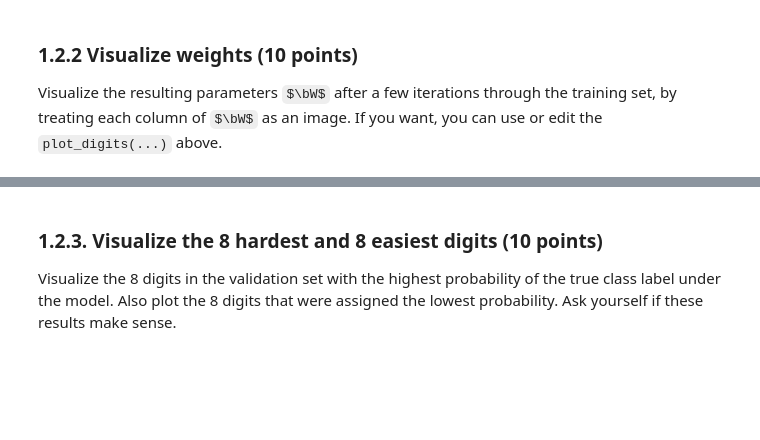
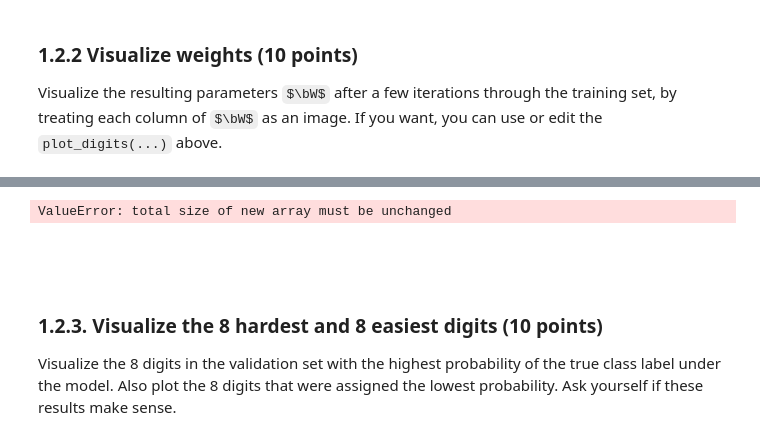
Before and after one commit to basveeling/ml1labs, a Jupyter notebook: Lab2.ipynb, the cells around one changed output, grey strips where cells are left out. Drawn from its saved outputs; the diff is of its cells as text; code cells hidden in the pictures; some formulas as TeX source; blank space fills up the shorter version.

```diff
--- a/Lab2.ipynb
+++ b/Lab2.ipynb
@@ -297,7 +293,7 @@ def sgd_iter(x_train, t_train, w, b):
 Perform a handful of training iterations through the trainingset. Plot (in one graph) the conditional log-probability of the trainingset and validation set after each iteration.
 # %%
 def train(x_train,t_train,x_valid,t_valid):
-    iters = 10
+    iters = 5
     M = 784
     #initialize weights
     w = np.random.sample([M, 10])
@@ -305,10 +301,10 @@ def train(x_train,t_train,x_valid,t_valid):
 
     for i in range(iters):
         w, b = sgd_iter(x_train, t_train, w, b)
-        logprobability(w, b, x_train, t_train)
+        print total_log_prob(w, b, x_train, t_train)
 
 
-def logprobability(w, b, x, t):
+def total_log_prob(w, b, x, t):
     K = 10; # number of classes
     N = x.shape[0] #number of datapoints
 
@@ -321,18 +317,18 @@ def logprobability(w, b, x, t):
 
     total_log_likelihood = 0
 
-    for i in range(5):
-        log_p, log_q, log_Z = log_probability(x[i,:], w, b)
+    for i in range(N):
+        log_p, log_q, log_Z = log_partial_probability(x[i,:], w, b)
         log_p = log_p.T
         total_log_likelihood = total_log_likelihood + log_p[t[i]]
 
-        print log_p
+#         print log_p
 
 
     return total_log_likelihood
 
 # train(x_train,t_train,x_valid,t_valid)
-w = np.random.sample([M, 10])
-b = np.random.sample(10)
-# w, b = sgd_iter(x_train, t_train, w, b)
-print logprobability(w, b, x_train, t_train)
+# w = np.random.sample([M, 10])
+# b = np.random.sample(10)
+# w_trained, b_trained = sgd_iter(x_train, t_train, w, b)
+# print total_log_prob(w_trained, b_trained, x_train, t_train)
@@ -357,3 +338,17 @@ test
+# %%
+def plot_weights(w, numcols, shape=(28,28)):
+    numdigits = w.shape[0]
+    numrows = int(numdigits/numcols)
+    for i in range(numdigits):
+        plt.subplot(numrows, numcols, i)
+        plt.axis('off')
+        plt.imshow(w[i].reshape(shape), interpolation='nearest', cmap='Greys')
+    plt.show()
+
+plot_weights(w, numcols=5)
+# %% [output]
+ValueError: total size of new array must be unchanged
+[figure, added]
 # %% [markdown]
 ### 1.2.3. Visualize the 8 hardest and 8 easiest digits (10 points)
 Visualize the 8 digits in the validation set with the highest probability of the true class label under the model.
```
Also changed, not shown: parts of 4 cells of this notebook.
